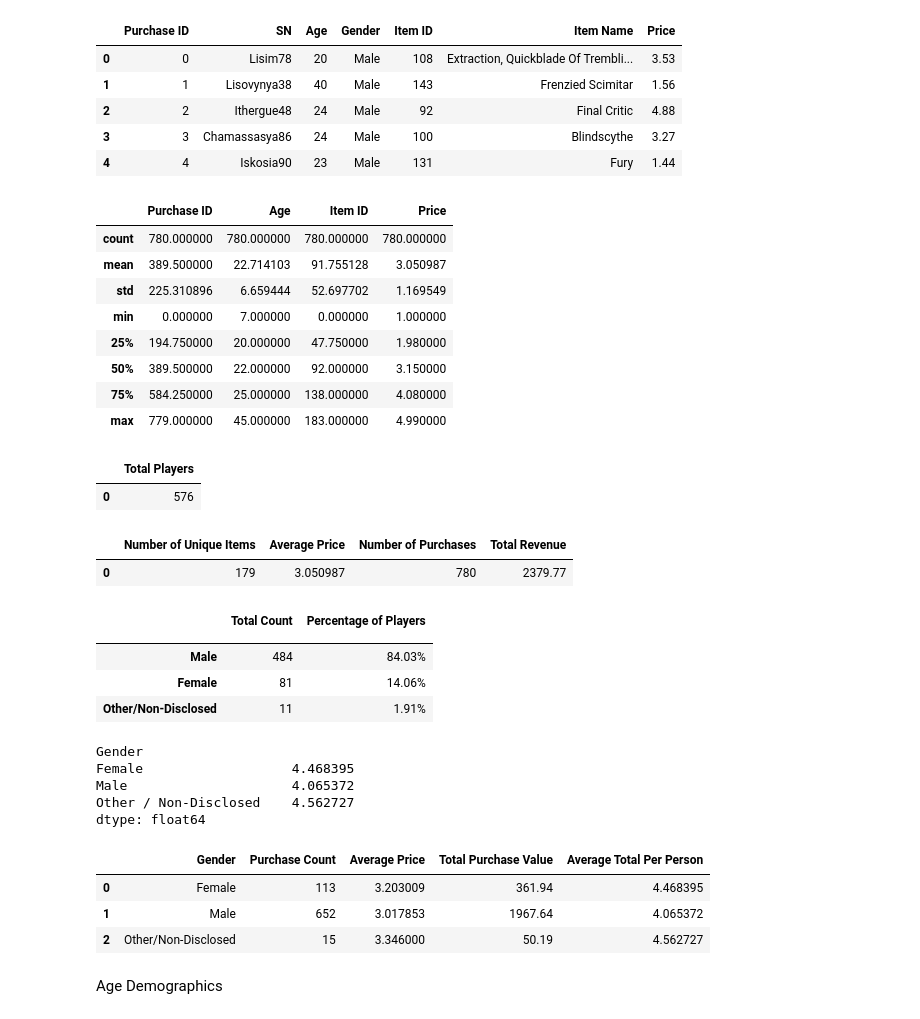
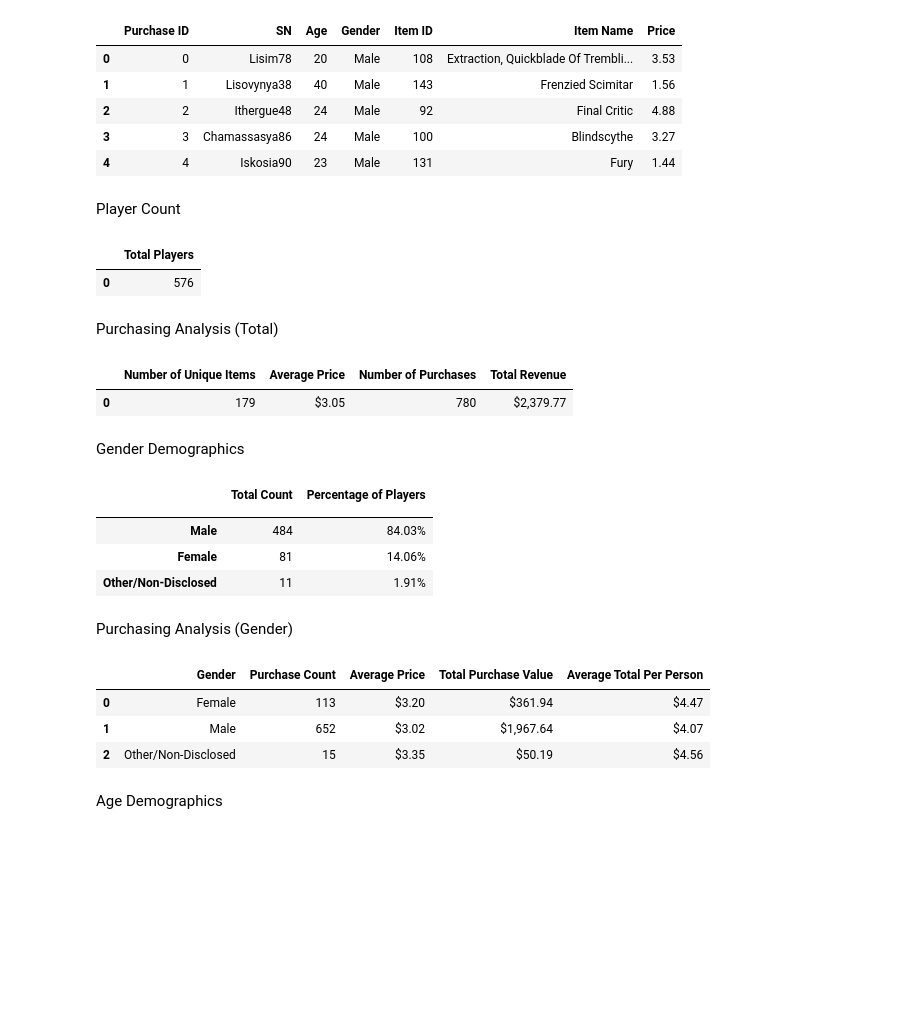
Before and after one commit to MellyB5/pandas_challenge, a Jupyter notebook: test.ipynb, the cells around one changed output. Drawn from its saved outputs; the diff is of its cells as text; code cells hidden in the pictures; blank space fills up the shorter version.

```diff
--- a/test.ipynb
+++ b/test.ipynb
@@ -15,19 +15,8 @@ purchase_data.head()
 | 2 | 2 | Ithergue48 | 24 | Male | 92 | Final Critic | 4.88 |
 | 3 | 3 | Chamassasya86 | 24 | Male | 100 | Blindscythe | 3.27 |
 | 4 | 4 | Iskosia90 | 23 | Male | 131 | Fury | 1.44 |
-# %%
-#overview of data
-purchase_data.describe()
-# %% [output]
-|  | Purchase ID | Age | Item ID | Price |
-| count | 780.000000 | 780.000000 | 780.000000 | 780.000000 |
-| mean | 389.500000 | 22.714103 | 91.755128 | 3.050987 |
-| std | 225.310896 | 6.659444 | 52.697702 | 1.169549 |
-| min | 0.000000 | 7.000000 | 0.000000 | 1.000000 |
-| 25% | 194.750000 | 20.000000 | 47.750000 | 1.980000 |
-| 50% | 389.500000 | 22.000000 | 92.000000 | 3.150000 |
-| 75% | 584.250000 | 25.000000 | 138.000000 | 4.080000 |
-| max | 779.000000 | 45.000000 | 183.000000 | 4.990000 |
+# %% [markdown]
+Player Count
 # %%
 # display the total number of players
 Total_players = len(purchase_data["SN"].unique())
@@ -36,6 +25,8 @@ Total_players_df
 # %% [output]
 |  | Total Players |
 | 0 | 576 |
+# %% [markdown]
+Purchasing Analysis (Total)
 # %%
 # Purchasing Analysis
 # Calculate the number of unique items, ave proce, number of purchase and total revenue
@@ -45,12 +36,16 @@ num_purchases = purchase_data["Purchase ID"].count()
 tot_revenue = purchase_data["Price"].sum()
 
 purchasing_analyis_df = pd.DataFrame({"Number of Unique Items": [unique_items], "Average Price": [ave_price], "Number of Purchases": [num_purchases], "Total Revenue": [tot_revenue]})
+purchasing_analyis_df["Average Price"] = purchasing_analyis_df["Average Price"].map("${:,.2f}".format)
+purchasing_analyis_df["Total Revenue"] = purchasing_analyis_df["Total Revenue"].map("${:,.2f}".format)
 purchasing_analyis_df
 # %% [output]
 |  | Number of Unique Items | Average Price | Number of Purchases | Total Revenue |
-| 0 | 179 | 3.050987 | 780 | 2379.77 |
+| 0 | 179 | $3.05 | 780 | $2,379.77 |
 # %%
 # formatted_purchasing_analyis_df = purchasing_analyis_df.style.format("{:,.2f}")
 # # formatted_purchasing_analyis_df
 # purchasing_analyis_df.style.format("{:,.2f}")
+# %% [markdown]
+Gender Demographics
 # %%
@@ -87,4 +76,6 @@ gender_df.set_index("")
 | Male | 484 | 84.03% |
 | Female | 81 | 14.06% |
 | Other/Non-Disclosed | 11 | 1.91% |
+# %% [markdown]
+Purchasing Analysis (Gender)
 # %%
@@ -101,25 +91,22 @@ purchase_df = pd.DataFrame({"Gender": ["Female", "Male", "Other/Non-Disclosed"]}
 # total_price.reset_index()
 # ave_per_person = ave_per_person.to_frame()
 # ave_per_person.columns = ["Avg"]
-ave_per_person
+# ave_per_person
 # purchase_count.reset_index()["Purchase ID"]
-# %% [output]
-Gender
-Female                   4.468395
-Male                     4.065372
-Other / Non-Disclosed    4.562727
-dtype: float64
 # %%
 # add columns of purchase price etc
 purchase_df["Purchase Count"] = purchase_count.reset_index()["Purchase ID"]
 purchase_df["Average Price"] = ave_price.reset_index()["Price"]
 purchase_df["Total Purchase Value"] = total_price.reset_index()["Price"]
 purchase_df["Average Total Per Person"] = ave_per_person.to_frame().reset_index()[0]
+purchase_df["Average Price"] = purchase_df["Average Price"].map("${:,.2f}".format)
+purchase_df["Total Purchase Value"] = purchase_df["Total Purchase Value"].map("${:,.2f}".format)
+purchase_df["Average Total Per Person"] = purchase_df["Average Total Per Person"].map("${:,.2f}".format)
 purchase_df
 # %% [output]
 |  | Gender | Purchase Count | Average Price | Total Purchase Value | Average Total Per Person |
-| 0 | Female | 113 | 3.203009 | 361.94 | 4.468395 |
-| 1 | Male | 652 | 3.017853 | 1967.64 | 4.065372 |
-| 2 | Other/Non-Disclosed | 15 | 3.346000 | 50.19 | 4.562727 |
+| 0 | Female | 113 | $3.20 | $361.94 | $4.47 |
+| 1 | Male | 652 | $3.02 | $1,967.64 | $4.07 |
+| 2 | Other/Non-Disclosed | 15 | $3.35 | $50.19 | $4.56 |
 # %% [markdown]
 Age Demographics
```
Also changed, not shown: parts of 16 cells of this notebook.
